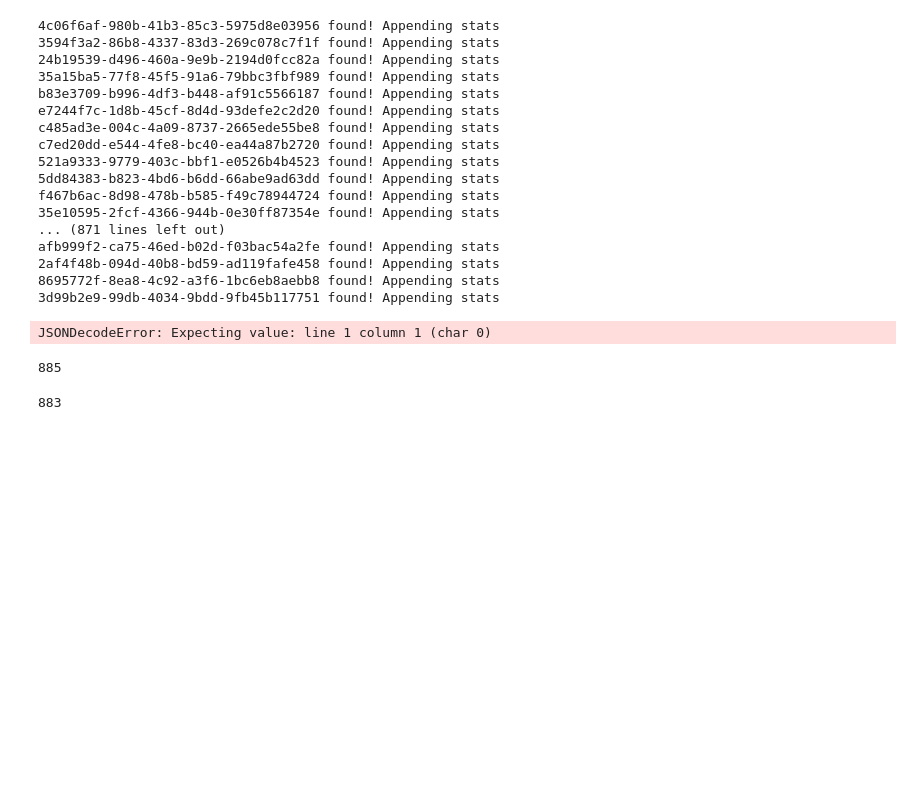
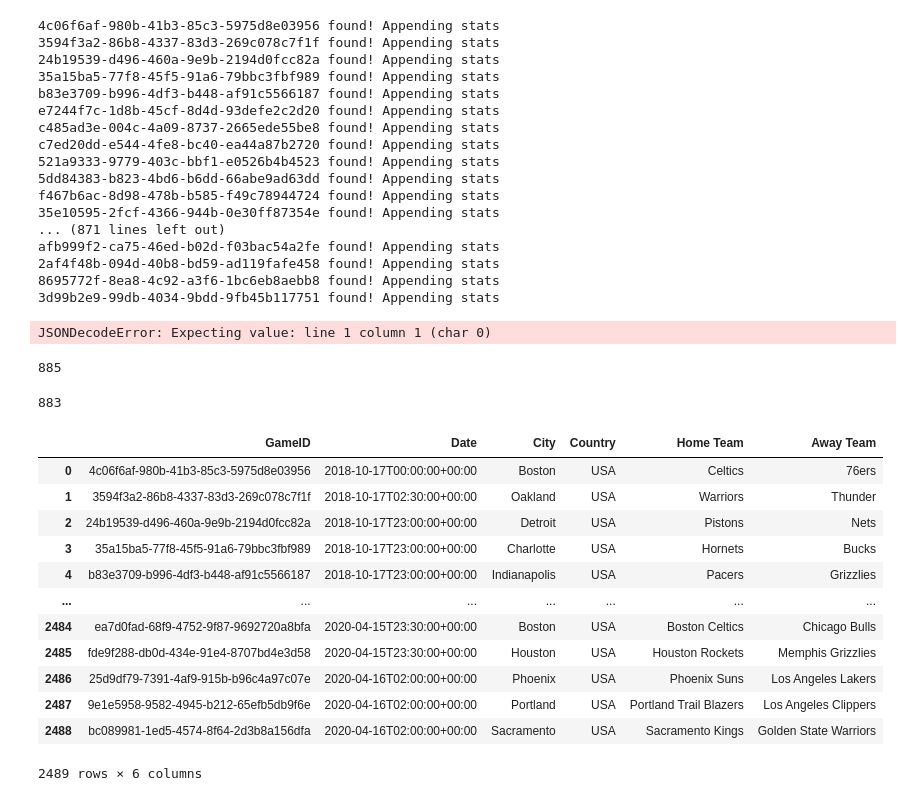
Before and after one commit to patrickjpatten/Project-1, a Jupyter notebook: Analysis/MainScriptNBA.ipynb, the cells around one changed output. Drawn from its saved outputs; the diff is of its cells as text; code cells hidden in the pictures; blank space fills up the shorter version.

```diff
--- a/Analysis/MainScriptNBA.ipynb
+++ b/Analysis/MainScriptNBA.ipynb
@@ -305,6 +303,20 @@ NBA2_df
 NBA2_df.to_csv("../Output/NBA_2_df.csv", index=False, header=True)
 # %%
-# We used to Excel for combined to NBA_1 & NBA_2 manually then export to Csv file, Now we have All game id and statistics
-NBAMaster = "../Output/MASTER_NBA_DATA.csv"
+# We'd like to see data and how many rows
+NBAMaster = "../Output/NBA_1_df.csv"
 NBAMaster = pd.read_csv(NBAMaster, encoding="ISO-8859-1")
 NBAMaster
+# %% [output]
+|  | GameID | Date | City | Country | Home Team | Away Team |
+| 0 | 4c06f6af-980b-41b3-85c3-5975d8e03956 | 2018-10-17T00:00:00+00:00 | Boston | USA | Celtics | 76ers |
+| 1 | 3594f3a2-86b8-4337-83d3-269c078c7f1f | 2018-10-17T02:30:00+00:00 | Oakland | USA | Warriors | Thunder |
+| 2 | 24b19539-d496-460a-9e9b-2194d0fcc82a | 2018-10-17T23:00:00+00:00 | Detroit | USA | Pistons | Nets |
+| 3 | 35a15ba5-77f8-45f5-91a6-79bbc3fbf989 | 2018-10-17T23:00:00+00:00 | Charlotte | USA | Hornets | Bucks |
+| 4 | b83e3709-b996-4df3-b448-af91c5566187 | 2018-10-17T23:00:00+00:00 | Indianapolis | USA | Pacers | Grizzlies |
+| ... | ... | ... | ... | ... | ... | ... |
+| 2484 | ea7d0fad-68f9-4752-9f87-9692720a8bfa | 2020-04-15T23:30:00+00:00 | Boston | USA | Boston Celtics | Chicago Bulls |
+| 2485 | fde9f288-db0d-434e-91e4-8707bd4e3d58 | 2020-04-15T23:30:00+00:00 | Houston | USA | Houston Rockets | Memphis Grizzlies |
+| 2486 | 25d9df79-7391-4af9-915b-b96c4a97c07e | 2020-04-16T02:00:00+00:00 | Phoenix | USA | Phoenix Suns | Los Angeles Lakers |
+| 2487 | 9e1e5958-9582-4945-b212-65efb5db9f6e | 2020-04-16T02:00:00+00:00 | Portland | USA | Portland Trail Blazers | Los Angeles Clippers |
+| 2488 | bc089981-1ed5-4574-8f64-2d3b8a156dfa | 2020-04-16T02:00:00+00:00 | Sacramento | USA | Sacramento Kings | Golden State Warriors |
+2489 rows × 6 columns
```
Also changed, not shown: parts of 6 cells of this notebook, 1 other file.
